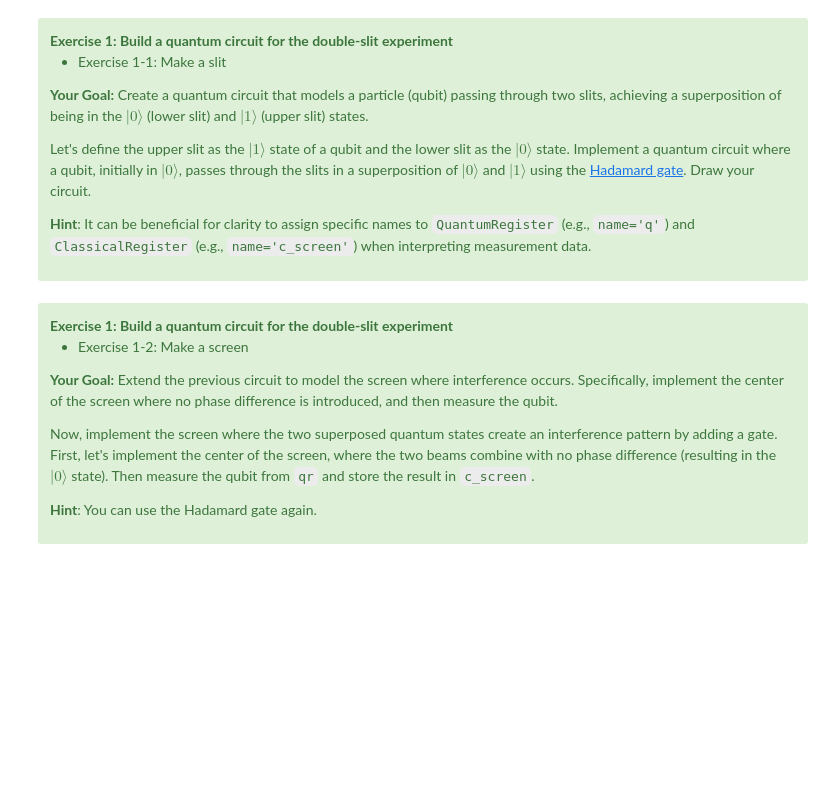
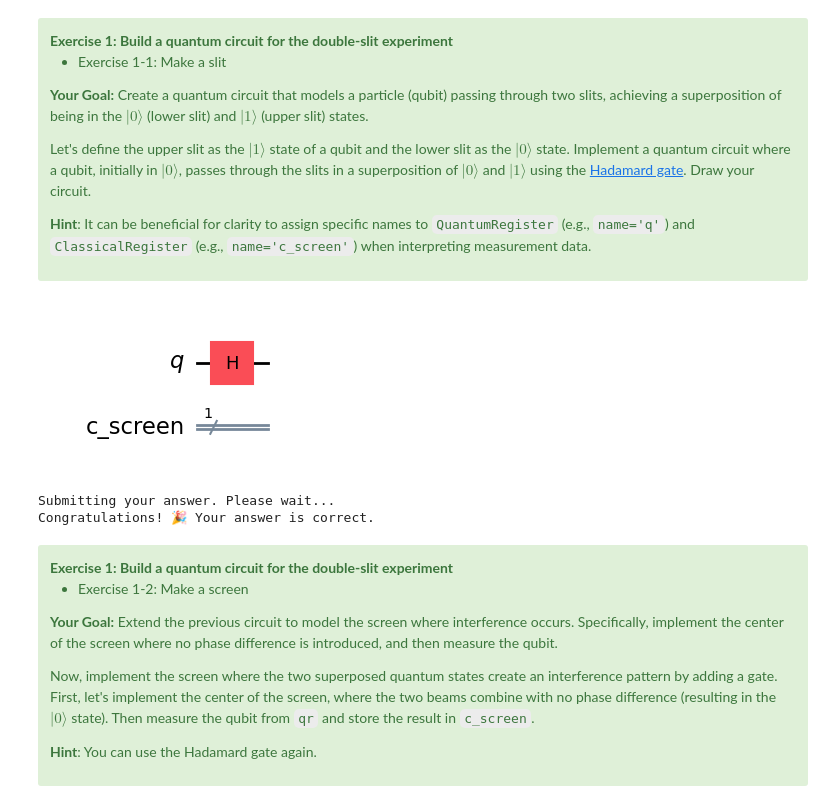
Before and after one commit to rqho/qgss-2025, a Jupyter notebook: lab-1/lab1.ipynb, the cells around one changed output. Cells and saved outputs as stored; diff of their text form; code cells hidden in the pictures; blank space fills up the shorter version.

```diff
--- a/lab-1/lab1.ipynb
+++ b/lab-1/lab1.ipynb
@@ -125,19 +143,24 @@ $|1\rangle$ state of a qubit and the lower slit as the $|0\rangle$ state. Implem
 # %%
 from qiskit import QuantumCircuit, QuantumRegister, ClassicalRegister
 
 qr = QuantumRegister(1, name='q')
 cr = ClassicalRegister(1, name='c_screen')
 
 double_slit = QuantumCircuit(qr, cr)
 # your code here
 
-
+double_slit.h(qr[0])  # Apply Hadamard gate to create superposition
 
 # end of your code
 double_slit.draw('mpl')
+# %% [output]
+[figure, added]
 # %%
 # Submit your answer using the following code
 grade_lab1_ex1_1(double_slit)
+# %% [output]
+Submitting your answer. Please wait...
+Congratulations! 🎉 Your answer is correct.
 # %% [markdown]
 <div class="alert alert-block alert-success">
 <b>Exercise 1: Build a quantum circuit for the double-slit experiment</b>
```
Also changed, not shown: parts of 28 cells of this notebook, 1 other file.
